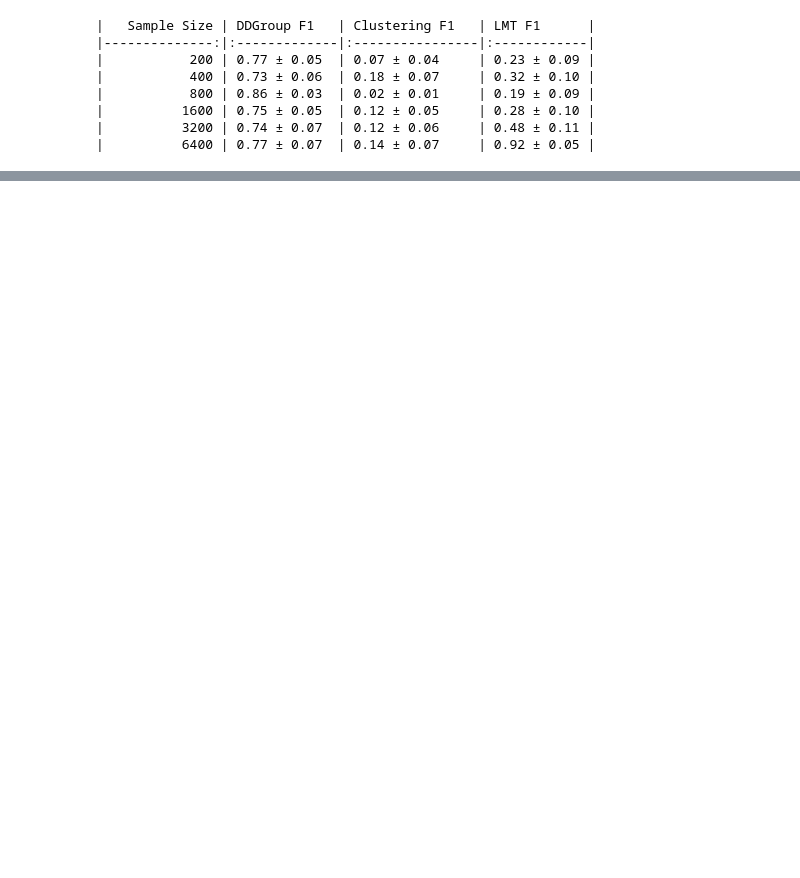
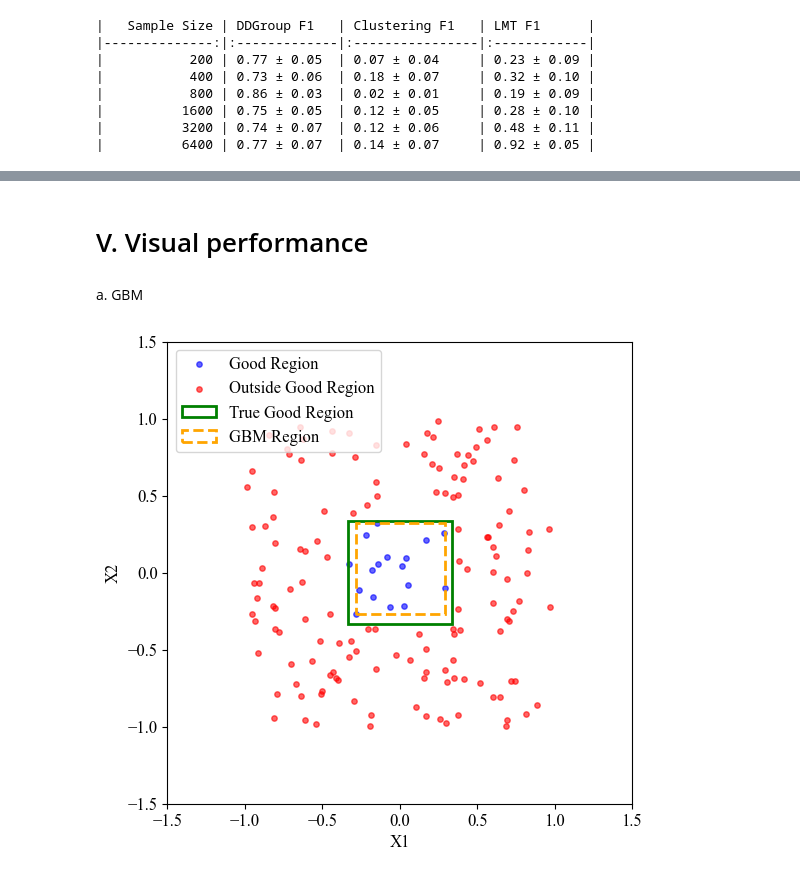
Before and after one commit to olivervu25/Assignment2_MXN442, a Jupyter notebook: performance_vs_n.ipynb, the cells around one changed output, grey strips where cells are left out. Saved outputs shown, nothing was run; the diff lists cells and outputs as text; code cells hidden in the pictures; blank space fills up the shorter version.

```diff
--- a/performance_vs_n.ipynb
+++ b/performance_vs_n.ipynb
@@ -262,22 +248,3 @@ for i, n in enumerate(ns):
     lmt_p_array[i] = [0 if box_intersection(R_hat, R_hat) == 0 else box_intersection(R_hat, R) / box_intersection(R_hat, R_hat) for R_hat in lmt_res_dict[n]]
     lmt_r_array[i] = [box_intersection(R_hat, R) / box_intersection(R, R) for R_hat in lmt_res_dict[n]]
     lmt_f1_array[i] = [0 if p + r == 0 else 2 * p * r / (p + r) for p, r in zip(lmt_p_array[i], lmt_r_array[i])]
-
-    # XGBoost (iterate over each XGBoost model's regions)
-    for rep in range(num_trials):
-        best_region = None
-        best_overlap = 0
-        for R_hat in xgb_res_dict[n][rep]:  # Find the region with the highest overlap
-            overlap = np.sum(in_box(X_train[:, :-1], R_hat))
-            if overlap > best_overlap:
-                best_overlap = overlap
-                best_region = R_hat
-
-        if best_region is not None:
-            p = 0 if box_intersection(best_region, best_region) == 0 else box_intersection(best_region, R) / box_intersection(best_region, best_region)
-            r = box_intersection(best_region, R) / box_intersection(R, R)
-            f1 = 0 if p + r == 0 else 2 * p * r / (p + r)
-
-            xgb_p_array[i, rep] = p
-            xgb_r_array[i, rep] = r
-            xgb_f1_array[i, rep] = f1
@@ -736,0 +696,2 @@ print(table)
+# %% [markdown]
+# V. Visual performance
@@ -736,0 +733,31 @@ print(table)
+# %% [markdown]
+a. GBM
+# %%
+# Visualize XGBoost region for n=200 and rep=0
+n = 200
+rep = 5
+# Access the stored data
+X_train = np.array(data_storage[n]["X_train"][rep])
+X_val = np.array(data_storage[n]["X_val"][rep])
+Y_train = np.array(data_storage[n]["Y_train"][rep])
+Y_val = np.array(data_storage[n]["Y_val"][rep])
+
+# Get the XGBoost region from xgb_res_dict
+best_region = None
+best_f1 = 0  # Use F1-score for selection
+
+for R_hat in gbm_res_dict[n][rep]:
+    # Calculate precision and recall for the current region
+    p = 0 if box_intersection(R_hat, R_hat) == 0 else box_intersection(R_hat, R) / box_intersection(R_hat, R_hat)
+    r = box_intersection(R_hat, R) / box_intersection(R, R)
+    f1 = 0 if p + r == 0 else 2 * p * r / (p + r)
+
+    # Update best_region if current region has a better F1-score
+    if f1 > best_f1:
+        best_f1 = f1
+        best_region = R_hat
+
+# Call the function to visualize
+plot_region_with_colors(X_train, Y_train, R, best_region, title=f"GBM Region for n={n}, rep={rep}", label = "GBM Region")
+# %% [output]
+[figure, added]
```
Also changed, not shown: parts of 39 cells of this notebook, 9 other files.
